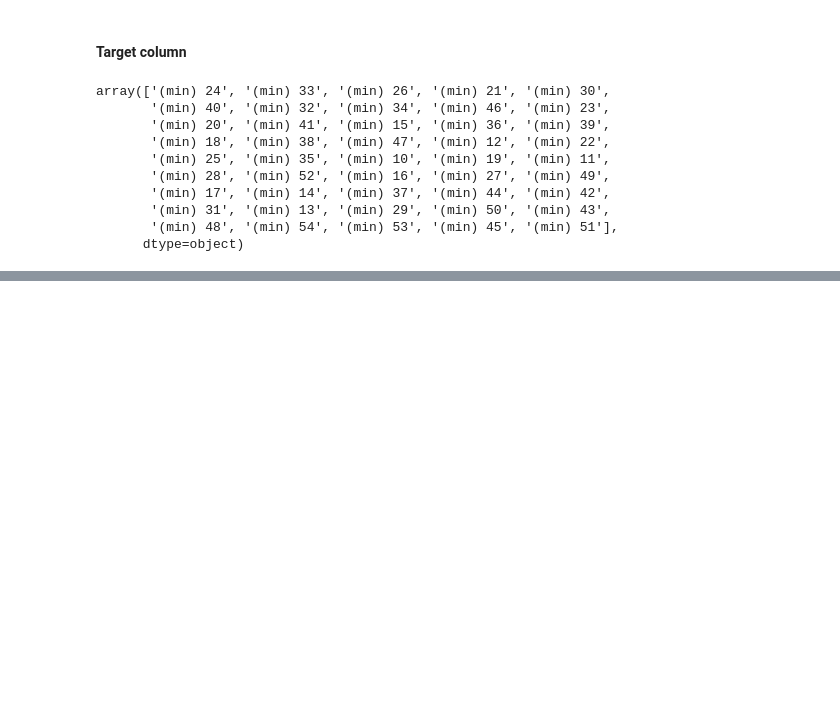
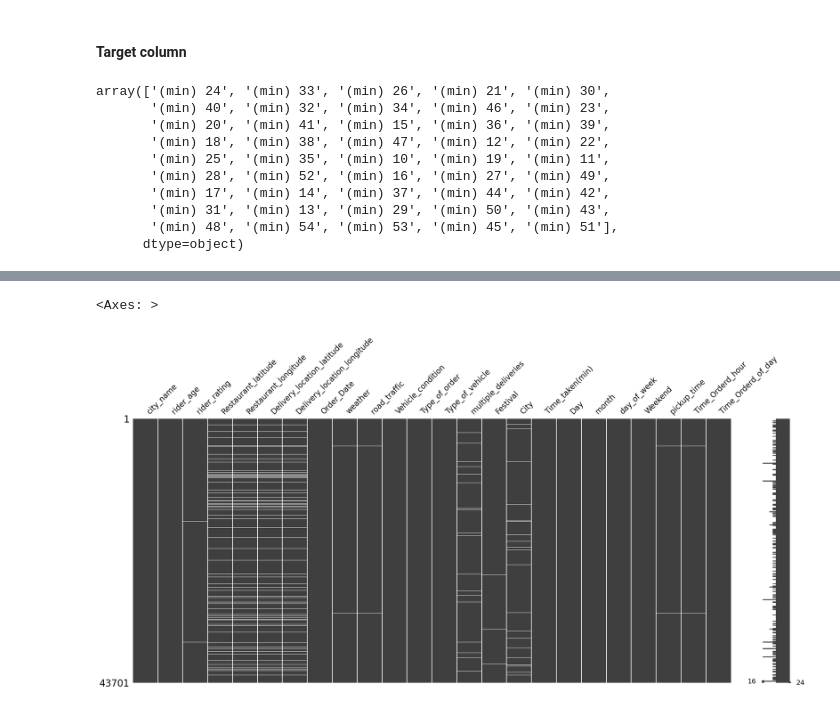
Before and after one commit to rabin20-04/delivery_time_prediction, a Jupyter notebook: delivery_t_pred.ipynb, the cells around one changed output, grey strips where cells are left out. Drawn from its saved outputs; the diff is of its cells as text; code cells hidden in the pictures; blank space fills up the shorter version.

```diff
--- a/delivery_t_pred.ipynb
+++ b/delivery_t_pred.ipynb
@@ -958,0 +959,2 @@ cleaned_df
+# %%
+cleaned_df.drop(["Time_Orderd","Time_Order_picked"],axis=1,inplace=True)
@@ -958,0 +976,5 @@ cleaned_df
+# %%
+msno.matrix(cleaned_df)
+# %% [output]
+<Axes: >
+[figure, added]
```
Also changed, not shown: parts of 4 cells of this notebook.
